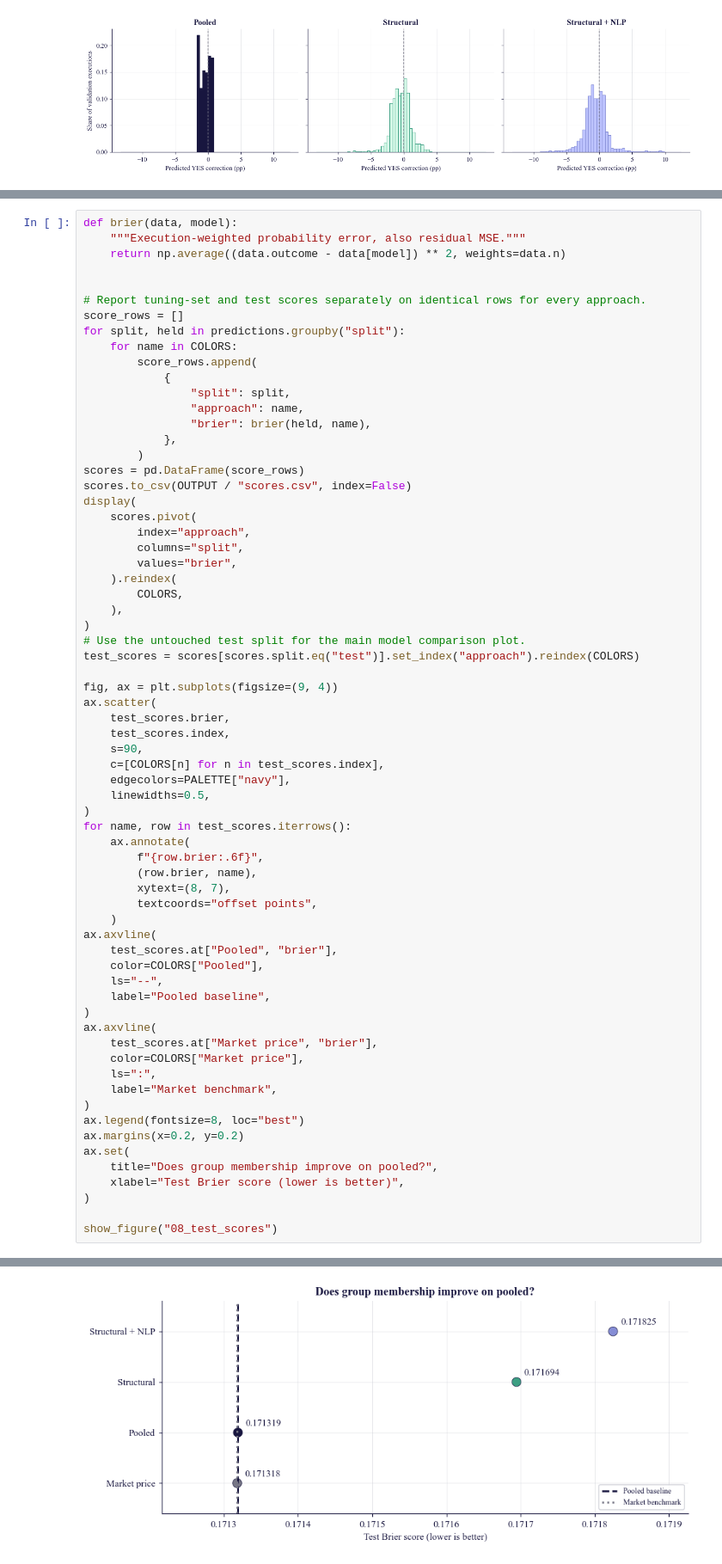
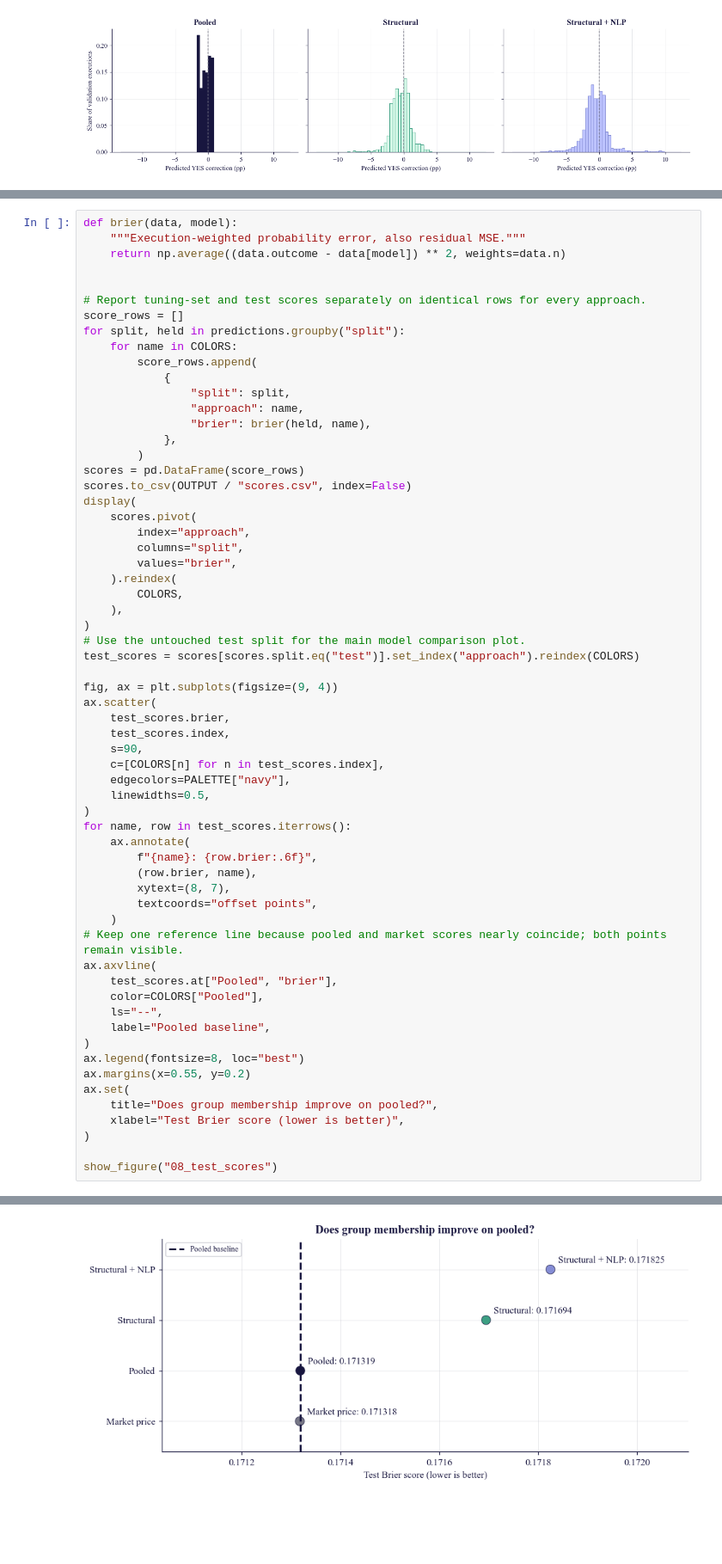
Before and after one commit to KyleNicarry/DS-340W-Group-Project, a Jupyter notebook: extension/notebooks/main.ipynb, the cells around one changed output, grey strips where cells are left out. Shown at 86% size. Drawn from its saved outputs; the diff is of its cells as text; blank space fills up the shorter version.

Commit message:
fix: clarify test score figure labels and baseline

```diff
--- a/extension/notebooks/main.ipynb
+++ b/extension/notebooks/main.ipynb
@@ -1191,42 +1191,37 @@ ax.scatter(
     c=[COLORS[n] for n in test_scores.index],
     edgecolors=PALETTE["navy"],
     linewidths=0.5,
 )
 for name, row in test_scores.iterrows():
     ax.annotate(
-        f"{row.brier:.6f}",
+        f"{name}: {row.brier:.6f}",
         (row.brier, name),
         xytext=(8, 7),
         textcoords="offset points",
     )
+# Keep one reference line because pooled and market scores nearly coincide; both points remain visible.
 ax.axvline(
     test_scores.at["Pooled", "brier"],
     color=COLORS["Pooled"],
     ls="--",
     label="Pooled baseline",
 )
-ax.axvline(
-    test_scores.at["Market price", "brier"],
-    color=COLORS["Market price"],
-    ls=":",
-    label="Market benchmark",
-)
 ax.legend(fontsize=8, loc="best")
-ax.margins(x=0.2, y=0.2)
+ax.margins(x=0.55, y=0.2)
 ax.set(
     title="Does group membership improve on pooled?",
     xlabel="Test Brier score (lower is better)",
 )
 
 show_figure("08_test_scores")
 # %% [output]
 | split | test | validation |
 | approach |  |  |
 | Market price | 0.171318 | 0.169457 |
 | Pooled | 0.171319 | 0.169844 |
 | Structural | 0.171694 | 0.169784 |
 | Structural + NLP | 0.171825 | 0.169692 |
-[figure, old version]
+[figure, new version]
 # %% [markdown]
 ### Account for related trades
 
```
Also changed, not shown: parts of 2 cells of this notebook.
